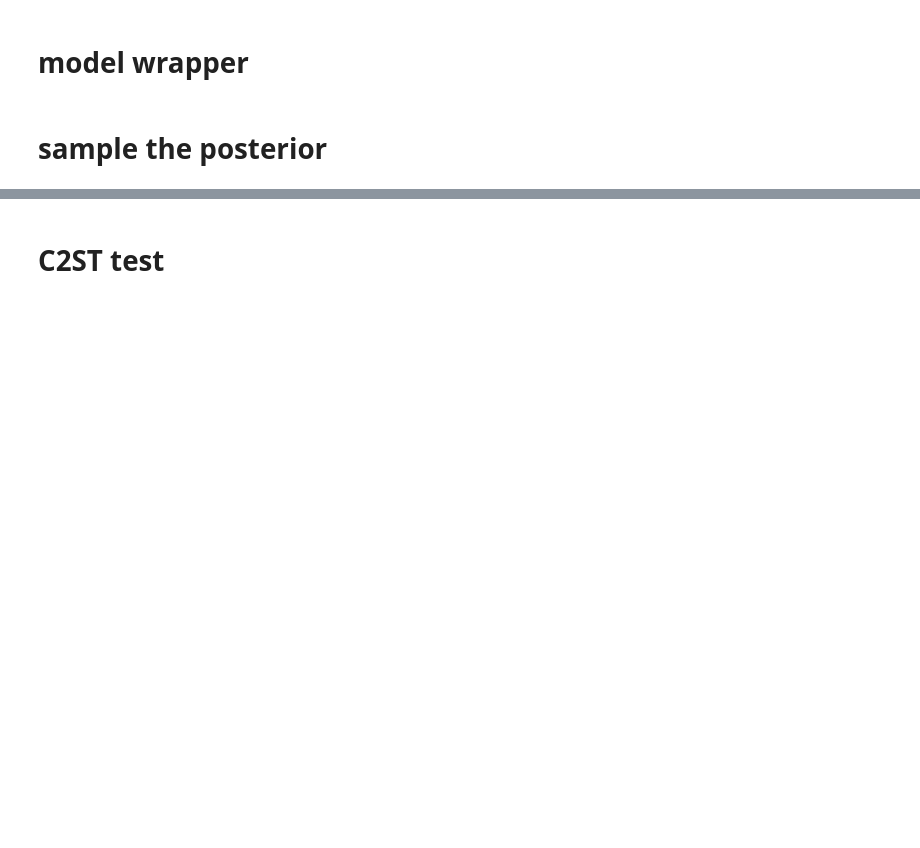
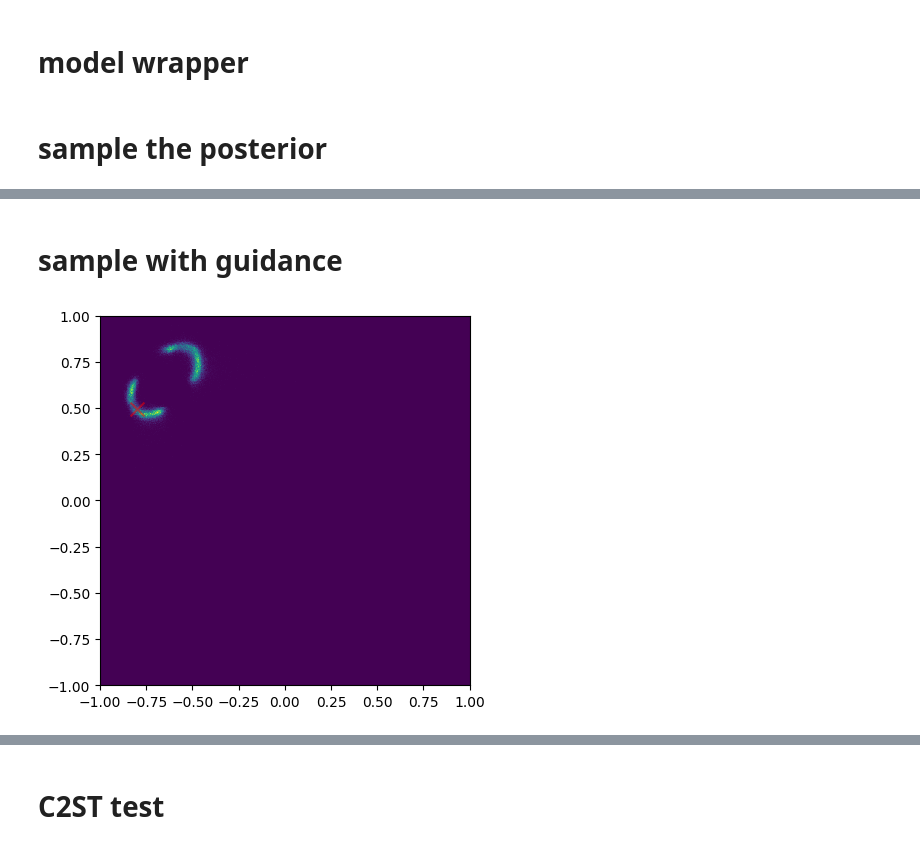
Before and after one commit to aurelio-amerio/gen-sbi, a Jupyter notebook: examples/sbi-benchmarks/two_moons_jflux.ipynb, the cells around one changed output, grey strips where cells are left out. Cells and saved outputs as stored; diff of their text form; code cells hidden in the pictures; blank space fills up the shorter version.

```diff
--- a/examples/sbi-benchmarks/two_moons_jflux.ipynb
+++ b/examples/sbi-benchmarks/two_moons_jflux.ipynb
@@ -423,0 +482,2 @@ h=8 dd2, d4
+# %% [markdown]
+# sample with guidance
@@ -423,0 +500,33 @@ h=8 dd2, d4
+# %%
+rng = jax.random.PRNGKey(45)
+T = jnp.linspace(0,1,10)  # sample times
+step_size = 0.001
+
+nsamples = 100_000 #reference_samples.shape[0]
+
+key1,key2 = jax.random.split(rng, 2)
+
+x_init = jax.random.normal(key1,(nsamples, dim_x)) # n, T_max, 1
+cond = jnp.broadcast_to(observation[...,None], (nsamples, dim_theta, 1)) # n, dim_theta, 1
+# %%
+gvf_wrapped = GuidedFluxWrapper(vf_model, cfg_scale=0.85)
+# %%
+solver = ODESolver(velocity_model=gvf_wrapped)  # create an ODESolver class
+# model_extras = {"node_ids": jnp.array([0, 1, 2, 3]), "edge_mask": undirected_edge_mask}
+model_extras = {"cond": cond, "obs_ids": obs_ids, "cond_ids": cond_ids}
+
+sampler_ = solver.get_sampler(time_grid=T, method='Dopri5', step_size=step_size, return_intermediates=False, model_extras=model_extras)
+samples_cfg = sampler_(x_init)  # sample from the model
+# %%
+posterior_samples_cfg = samples_cfg[:,0:2]
+
+plt.hist2d(posterior_samples_cfg[:,0], posterior_samples_cfg[:,1], bins=(500,500), range=[(-1, 1), (-1, 1)], density=True)
+# same ratio on axis
+plt.scatter(true_param[0,0], true_param[0,1], s=100, color='red', alpha=0.5, marker='x')
+# plt.scatter(reference_samples[:,0], reference_samples[:,1], s=0.1, color='red', alpha=0.1, marker='x')
+plt.gca().set_aspect('equal', adjustable='box')
+plt.xlim((-1,1))
+plt.ylim((-1,1))
+plt.show()
+# %% [output]
+[figure, added]
```
Also changed, not shown: parts of 36 cells of this notebook, 8 other files.
